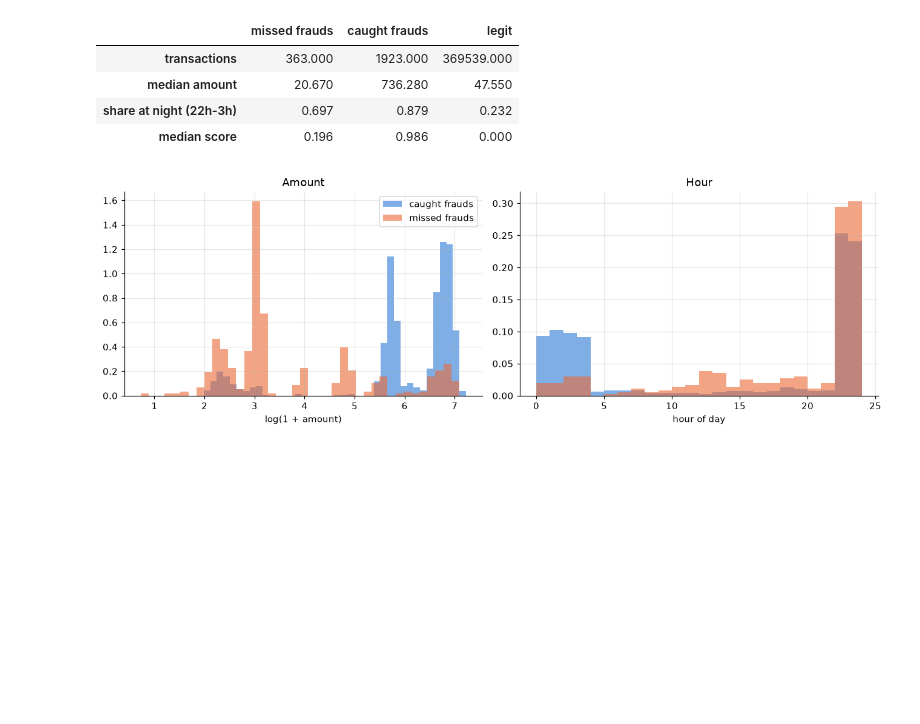
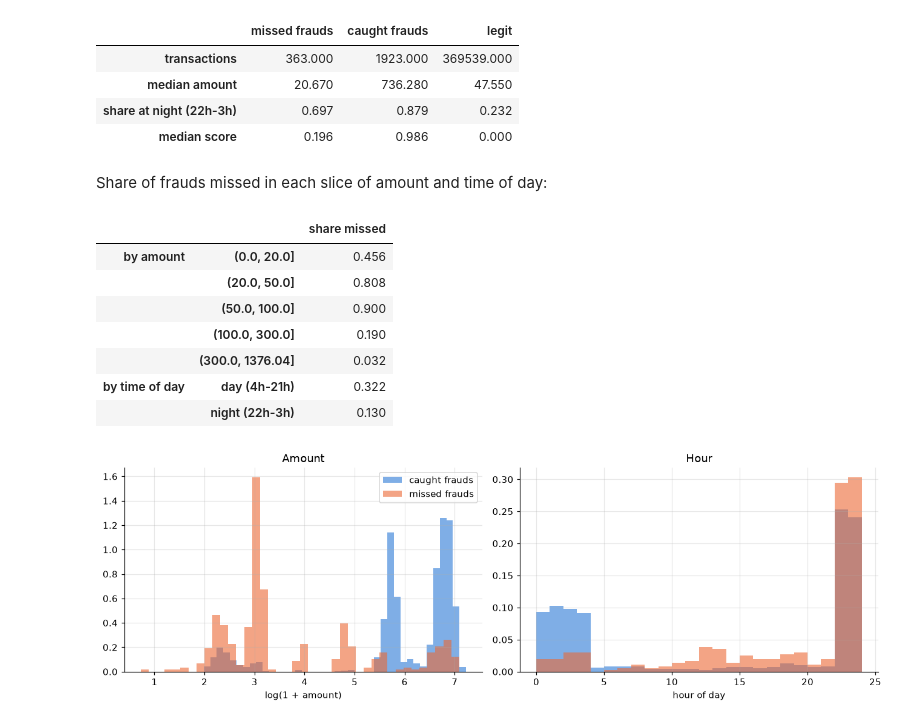
Before and after one commit to felipersas/fraud-detection, a Jupyter notebook: notebooks/03_neural_network.ipynb, the cells around one changed output. Drawn from its saved outputs; the diff is of its cells as text; code cells hidden in the pictures; blank space fills up the shorter version.

```diff
--- a/notebooks/03_neural_network.ipynb
+++ b/notebooks/03_neural_network.ipynb
@@ -194,7 +194,6 @@ Which frauds does the network miss? To find out, put the network's score next to
 The threshold stays at 0.5 for now; choosing it by cost comes later (step 6).
 # %%
 THRESHOLD = 0.5
-NIGHT_HOURS = [22, 23, 0, 1, 2, 3]  # the high-risk hours found in the EDA
 
 # split.cv holds the raw cv rows in the same order as X_cv, so the scores line up.
 cv = split.cv.assign(score=probs["neural net"], hour=split.cv["trans_date_trans_time"].dt.hour)
@@ -224,6 +223,22 @@ pd.DataFrame({
 | median amount | 20.670 | 736.280 | 47.550 |
 | share at night (22h-3h) | 0.697 | 0.879 | 0.232 |
 | median score | 0.196 | 0.986 | 0.000 |
+# %% [markdown]
+Share of frauds missed in each slice of amount and time of day:
+# %%
+frauds = frauds.assign(missed=frauds["score"] < THRESHOLD)
+by_amount = frauds.groupby(pd.cut(frauds["amt"], [0, 20, 50, 100, 300, frauds["amt"].max()]), observed=True)["missed"].mean()
+by_time = frauds.groupby(frauds["hour"].isin(NIGHT_HOURS).map({True: "night (22h-3h)", False: "day (4h-21h)"}))["missed"].mean()
+pd.concat({"by amount": by_amount, "by time of day": by_time}).rename("share missed").round(3).to_frame()
+# %% [output]
+|  |  | share missed |
+| by amount | (0.0, 20.0] | 0.456 |
+|  | (20.0, 50.0] | 0.808 |
+|  | (50.0, 100.0] | 0.900 |
+|  | (100.0, 300.0] | 0.190 |
+|  | (300.0, 1376.04] | 0.032 |
+| by time of day | day (4h-21h) | 0.322 |
+|  | night (22h-3h) | 0.130 |
 # %%
 fig, axes = plt.subplots(1, 2, figsize=(12, 4))
 for name, g, color in [("caught frauds", caught, LEGIT), ("missed frauds", missed, FRAUD)]:
```
Also changed, not shown: parts of 12 cells of this notebook, 2 other files.
